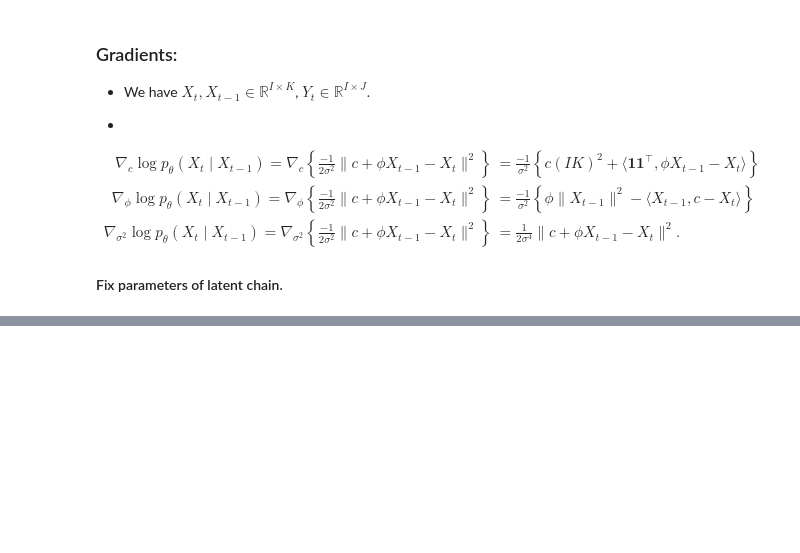
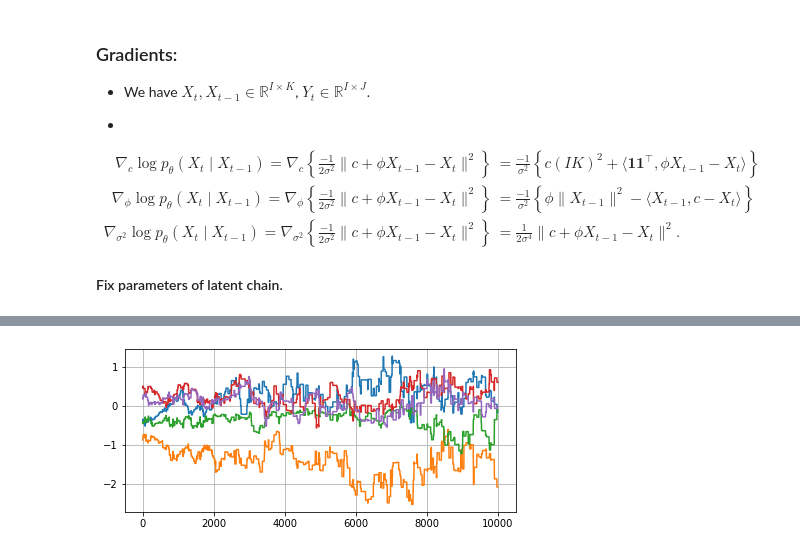
Before and after one commit to deborsheesen/DC-BATS-deborshee, a Jupyter notebook: ecology/mala.ipynb, the cells around one changed output, grey strips where cells are left out. Cells and saved outputs as stored; diff of their text form; code cells hidden in the pictures; blank space fills up the shorter version.

```diff
--- a/ecology/mala.ipynb
+++ b/ecology/mala.ipynb
@@ -84,3 +116,6 @@ theta_chain, scale, accept_probs = pMCMC_RW(x_0, Y, theta_0, n_particles, n_mcmc
 # %%
+plt.rcParams['figure.figsize'] = (7, 3)
 plt.plot(theta_chain[0])
 plt.grid(True);
+# %% [output]
+[figure, added]
```
Also changed, not shown: parts of 14 cells of this notebook, 4 other files.
